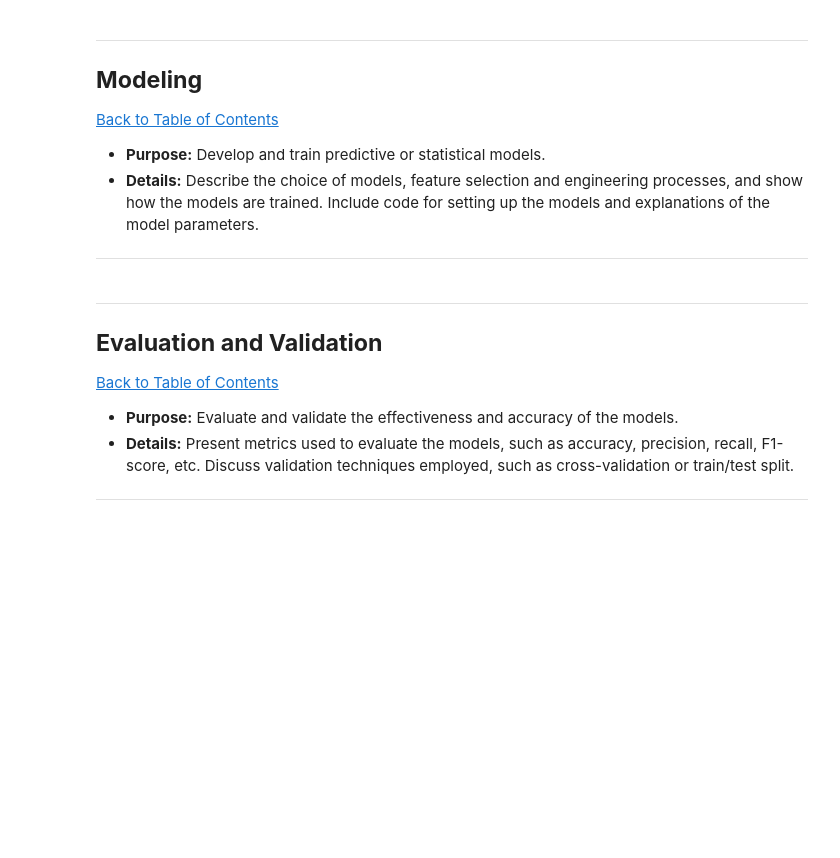
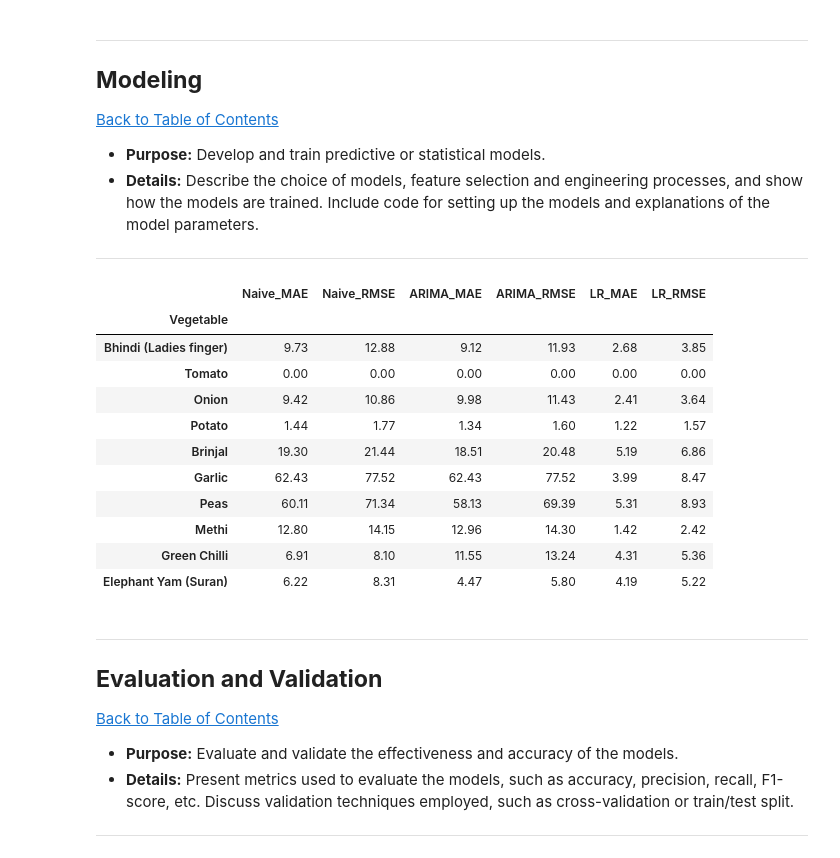
Before and after one commit to RachelFinlayson/Capestone_Project_2025, a Jupyter notebook: QCTO---Workplace-Module-Notebook.ipynb, the cells around one changed output. Cells and saved outputs as stored; diff of their text form; code cells hidden in the pictures; blank space fills up the shorter version.

```diff
--- a/QCTO---Workplace-Module-Notebook.ipynb
+++ b/QCTO---Workplace-Module-Notebook.ipynb
@@ -499,3 +550,79 @@ display(summary_df.sort_values("Residual_Var", ascending=False))
+# %%
+def rmse(y_true, y_pred):
+    try:
+        return mean_squared_error(y_true, y_pred, squared=False)
+    except TypeError:
+        return np.sqrt(mean_squared_error(y_true, y_pred))
+
+results = []
+for veg in num_cols:
+    series = df.set_index("Price Dates")[veg].asfreq("D").interpolate()
+
+    y = series.dropna()
+    if len(y) < 50:
+        print(f"Skipping {veg} (too few data points)")
+        continue
+
+    train_size = int(len(y) * 0.8)
+    train, test = y.iloc[:train_size], y.iloc[train_size:]
+
+    # 1) Naive
+    naive_forecast = pd.Series(train.iloc[-1], index=test.index)
+    mae_naive = mean_absolute_error(test, naive_forecast)
+    rmse_naive = rmse(test, naive_forecast)
+
+    # 2) ARIMA
+    try:
+        arima_fit = ARIMA(train, order=(3,1,2)).fit()
+        forecast = arima_fit.forecast(steps=len(test))
+        mae_arima = mean_absolute_error(test, forecast)
+        rmse_arima = rmse(test, forecast)
+    except Exception as e:
+        print(f"ARIMA failed for {veg}: {e}")
+        mae_arima, rmse_arima = np.nan, np.nan
+
+    # 3) Lagged Regression
+    df_feat = pd.DataFrame(series)
+    for lag in [1, 7, 14]:
+        df_feat[f"lag_{lag}"] = df_feat[veg].shift(lag)
+    df_feat = df_feat.dropna()
+
+    if df_feat.shape[0] > 20:
+        X = df_feat.drop(columns=[veg])
+        y_lr = df_feat[veg]
+        X_train, X_test, y_train, y_test = train_test_split(X, y_lr, shuffle=False, test_size=0.2)
+
+        lr = LinearRegression()
+        lr.fit(X_train, y_train)
+        y_pred = lr.predict(X_test)
+
+        mae_lr = mean_absolute_error(y_test, y_pred)
+        rmse_lr = rmse(y_test, y_pred)
+    else:
+        mae_lr, rmse_lr = np.nan, np.nan
+
+    results.append({
+        "Vegetable": veg,
+        "Naive_MAE": round(mae_naive,2), "Naive_RMSE": round(rmse_naive,2),
+        "ARIMA_MAE": round(mae_arima,2), "ARIMA_RMSE": round(rmse_arima,2),
+        "LR_MAE": round(mae_lr,2), "LR_RMSE": round(rmse_lr,2)
+    })
+
+results_df = pd.DataFrame(results).set_index("Vegetable")
+display(results_df)
+# %% [output]
+|  | Naive_MAE | Naive_RMSE | ARIMA_MAE | ARIMA_RMSE | LR_MAE | LR_RMSE |
+| Vegetable |  |  |  |  |  |  |
+| Bhindi (Ladies finger) | 9.73 | 12.88 | 9.12 | 11.93 | 2.68 | 3.85 |
+| Tomato | 0.00 | 0.00 | 0.00 | 0.00 | 0.00 | 0.00 |
+| Onion | 9.42 | 10.86 | 9.98 | 11.43 | 2.41 | 3.64 |
+| Potato | 1.44 | 1.77 | 1.34 | 1.60 | 1.22 | 1.57 |
+| Brinjal | 19.30 | 21.44 | 18.51 | 20.48 | 5.19 | 6.86 |
+| Garlic | 62.43 | 77.52 | 62.43 | 77.52 | 3.99 | 8.47 |
+| Peas | 60.11 | 71.34 | 58.13 | 69.39 | 5.31 | 8.93 |
+| Methi | 12.80 | 14.15 | 12.96 | 14.30 | 1.42 | 2.42 |
+| Green Chilli | 6.91 | 8.10 | 11.55 | 13.24 | 4.31 | 5.36 |
+| Elephant Yam (Suran) | 6.22 | 8.31 | 4.47 | 5.80 | 4.19 | 5.22 |
 # %% [markdown]
 ---
 <a href=#seven></a>
```
Also changed, not shown: parts of 3 cells of this notebook.
